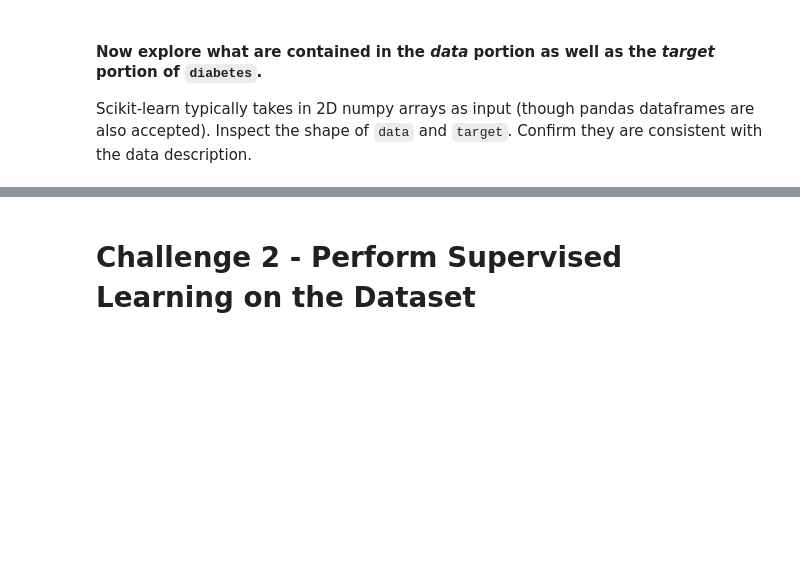
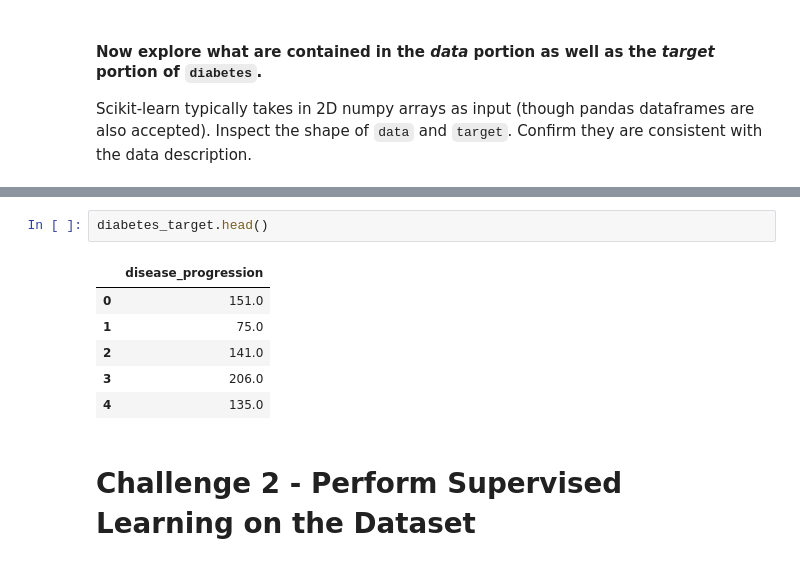
Before and after one commit to ta-data-bcn/lab-supervised-learning-sklearn, a Jupyter notebook: your-code/main.ipynb, the cells around one changed output, grey strips where cells are left out. Saved outputs shown, nothing was run; the diff lists cells and outputs as text; blank space fills up the shorter version.

```diff
--- a/your-code/main.ipynb
+++ b/your-code/main.ipynb
@@ -44,3 +142,12 @@ Scikit-learn typically takes in 2D numpy arrays as input (though pandas datafram
+# %%
+diabetes_target.head()
+# %% [output]
+|  | disease_progression |
+| 0 | 151.0 |
+| 1 | 75.0 |
+| 2 | 141.0 |
+| 3 | 206.0 |
+| 4 | 135.0 |
 # %% [markdown]
 # Challenge 2 - Perform Supervised Learning on the Dataset
 # %% [markdown]
```
Also changed, not shown: parts of 90 cells of this notebook.
